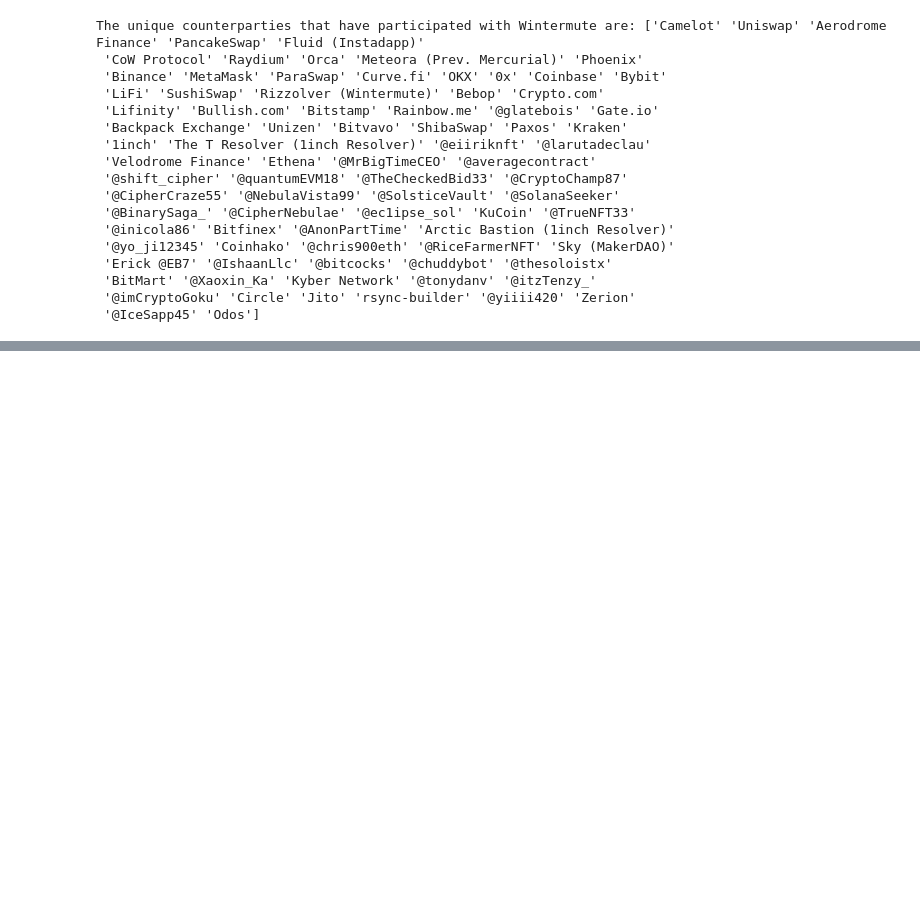
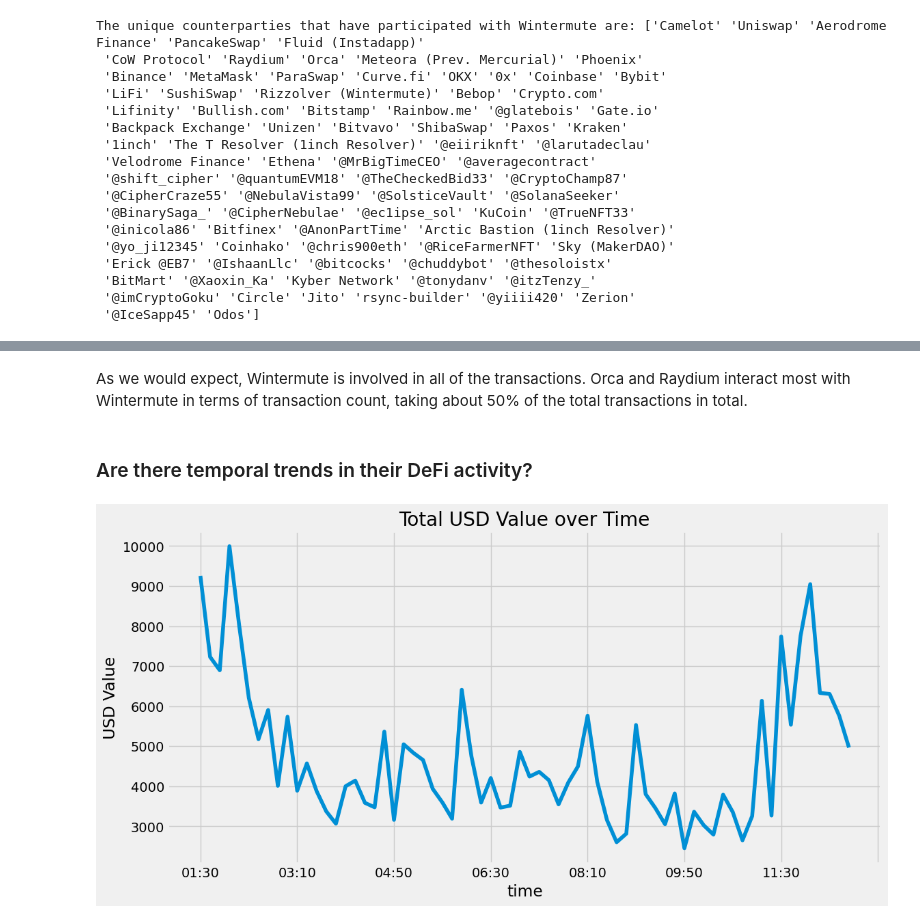
Before and after one commit to AshtonCoder308/SyntagmaLabsTestAssignment, a Jupyter notebook: assignment.ipynb, the cells around one changed output, grey strips where cells are left out. Cells and saved outputs as stored; diff of their text form; code cells hidden in the pictures; blank space fills up the shorter version.

Commit message:
"Task 3: Exploratory Data Analysis (EDA)"

```diff
--- a/assignment.ipynb
+++ b/assignment.ipynb
@@ -47,7 +48,7 @@ removed_duplicate_rows = removed_empty_values.drop_duplicates()
 print(removed_duplicate_rows.shape)
 
 # save the cleaned dataframe to new csv
-cleaned = removed_duplicate_rows
+cleaned = pd.DataFrame(removed_duplicate_rows)
 cleaned.to_csv('cleaned_wintermutedata.csv', index=True)
 
 # convert cleaned data to dataframe
@@ -138,0 +145,8 @@ Odos
+# %%
+# obtain all rows where the counterparty is from the DeFi list
+from_defi = cleaned.from_entity.isin(defi)
+to_defi = cleaned.to_entity.isin(defi)
+
+# Combine with OR and save to new csv
+cleaned_defi_data = pd.DataFrame(cleaned.loc[from_defi | to_defi])
+cleaned_defi_data.to_csv('clean_defi_only_data.csv', index=True)
@@ -138,0 +268,21 @@ Odos
+# %% [markdown]
+As we would expect, Wintermute is involved in all of the transactions. Orca and Raydium interact most with Wintermute in terms of transaction count, taking about 50% of the total transactions in total.
+# %% [markdown]
+### Are there temporal trends in their DeFi activity?
+# %%
+# Extract time strings and keep as a column. Each time has been rounded down to the nearest 10 minutes.
+cleaned_defi_data['time'] = cleaned_defi_data['timestamp'].str[11:15] + '0'
+
+usd_per_10_minutes = cleaned_defi_data['usd'].groupby(cleaned_defi_data['time']).count()
+
+# Set the time column as index
+cleaned_defi_data = cleaned_defi_data.set_index('time')
+
+# Plot
+plt.style.use('fivethirtyeight')
+usd_per_10_minutes.plot(kind='line', figsize=(12,6), title='Total USD Value over Time')
+
+plt.ylabel('USD Value')
+plt.show()
+# %% [output]
+[figure, added]
```
Also changed, not shown: parts of 22 cells of this notebook.
